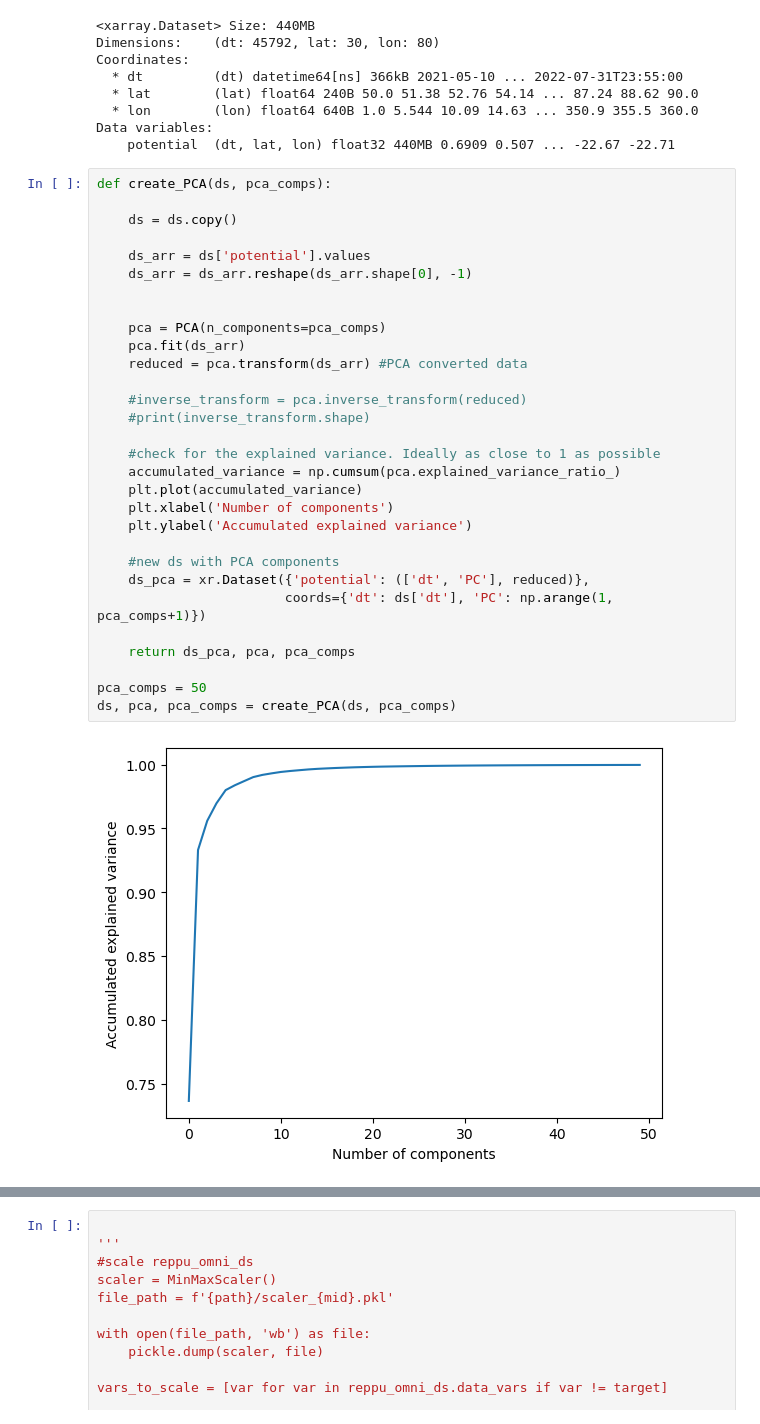
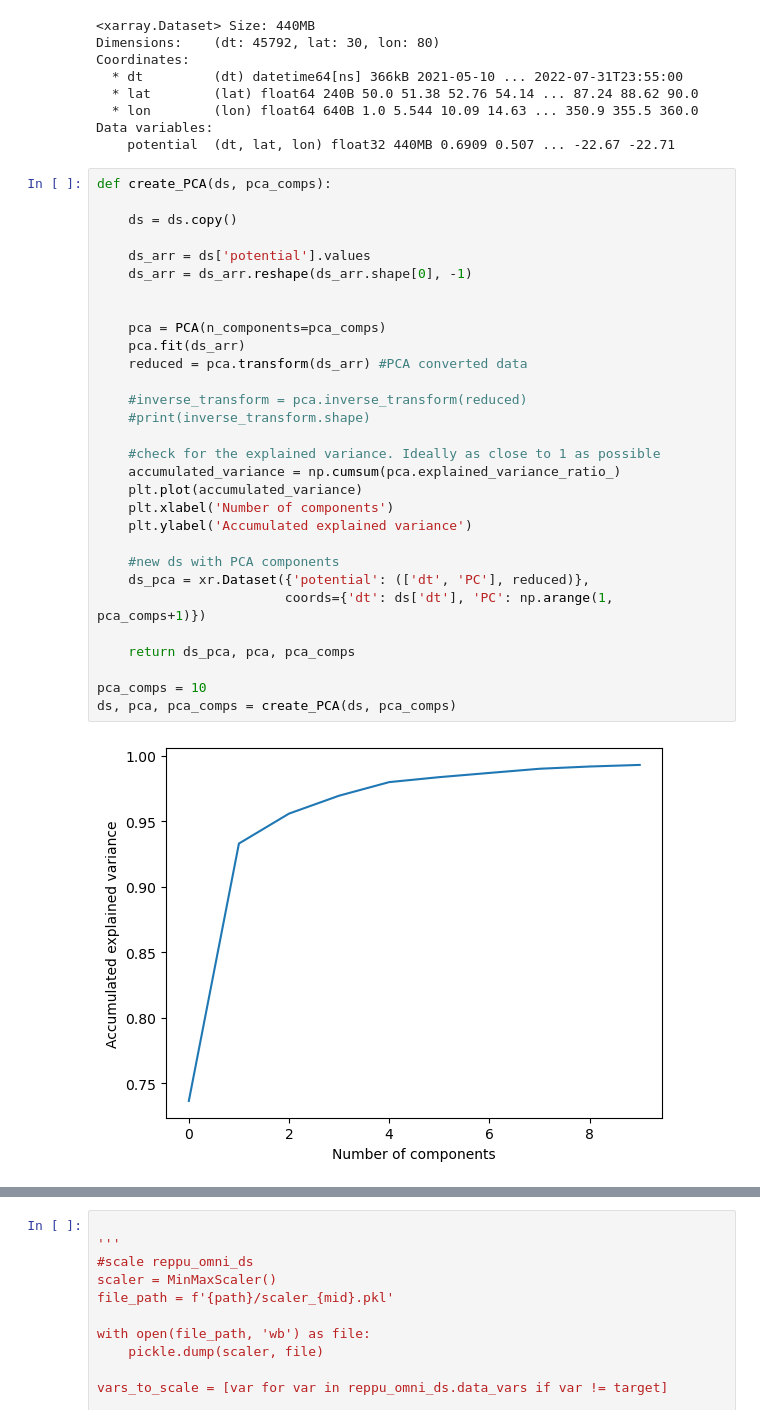
Before and after one commit to reddy-sachin/REPPU-ESN2, a Jupyter notebook: MLP_PCA/mlp_pca.ipynb, the cells around one changed output, grey strips where cells are left out. Cells and saved outputs as stored; diff of their text form.

```diff
--- a/MLP_PCA/mlp_pca.ipynb
+++ b/MLP_PCA/mlp_pca.ipynb
@@ -91,35 +91,35 @@ Data variables:
 # %%
 def create_PCA(ds, pca_comps):
 
     ds = ds.copy()
 
     ds_arr = ds['potential'].values
     ds_arr = ds_arr.reshape(ds_arr.shape[0], -1)
 
 
     pca = PCA(n_components=pca_comps)
     pca.fit(ds_arr)
     reduced = pca.transform(ds_arr) #PCA converted data
 
     #inverse_transform = pca.inverse_transform(reduced)
     #print(inverse_transform.shape)
 
     #check for the explained variance. Ideally as close to 1 as possible
     accumulated_variance = np.cumsum(pca.explained_variance_ratio_)
     plt.plot(accumulated_variance)
     plt.xlabel('Number of components')
     plt.ylabel('Accumulated explained variance')
 
     #new ds with PCA components
     ds_pca = xr.Dataset({'potential': (['dt', 'PC'], reduced)},
                         coords={'dt': ds['dt'], 'PC': np.arange(1, pca_comps+1)})
 
     return ds_pca, pca, pca_comps
 
-pca_comps = 50
+pca_comps = 10
 ds, pca, pca_comps = create_PCA(ds, pca_comps)
 # %% [output]
-[figure, old version]
+[figure, new version]
 # %%
 omni_df = pd.read_csv('omni_mhd_5min.csv')
 #omni_df = pd.read_csv(omni_mhd_path+'omni_mhd_5min.csv')
```
Also changed, not shown: parts of 14 cells of this notebook, 8 other files.
